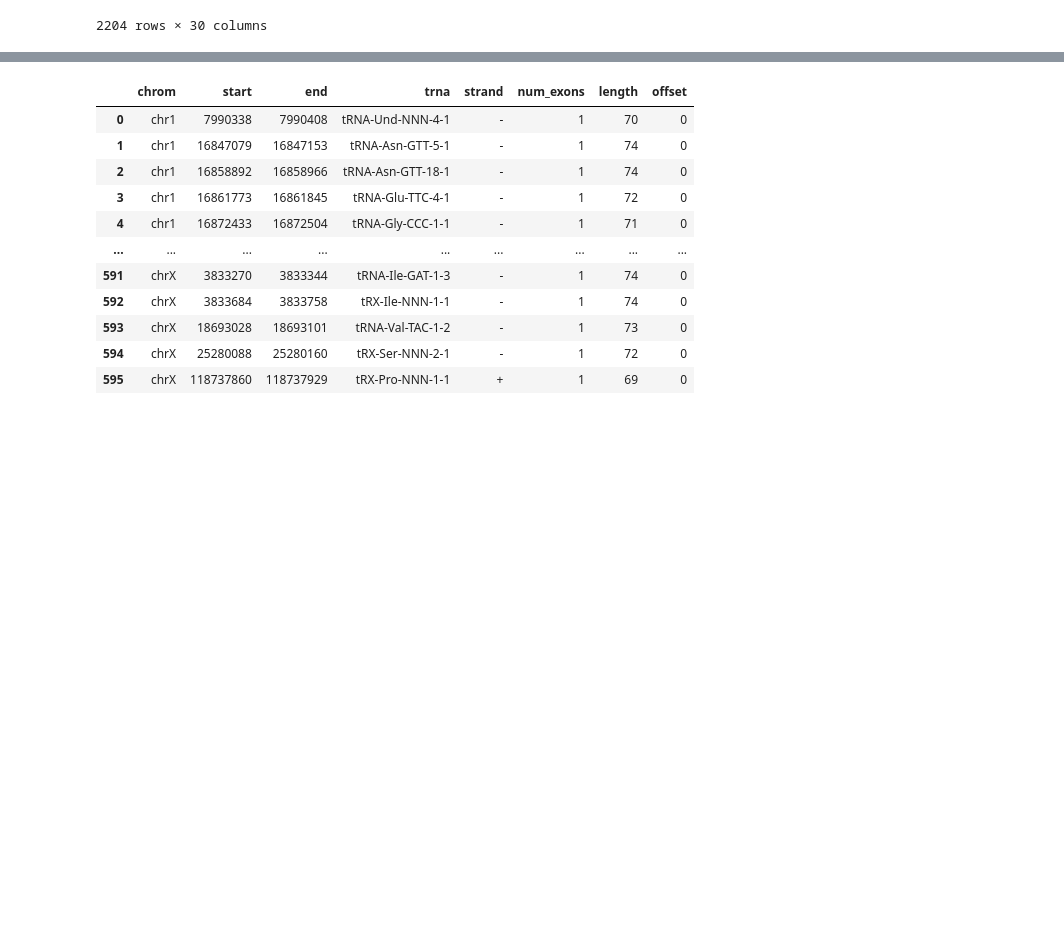
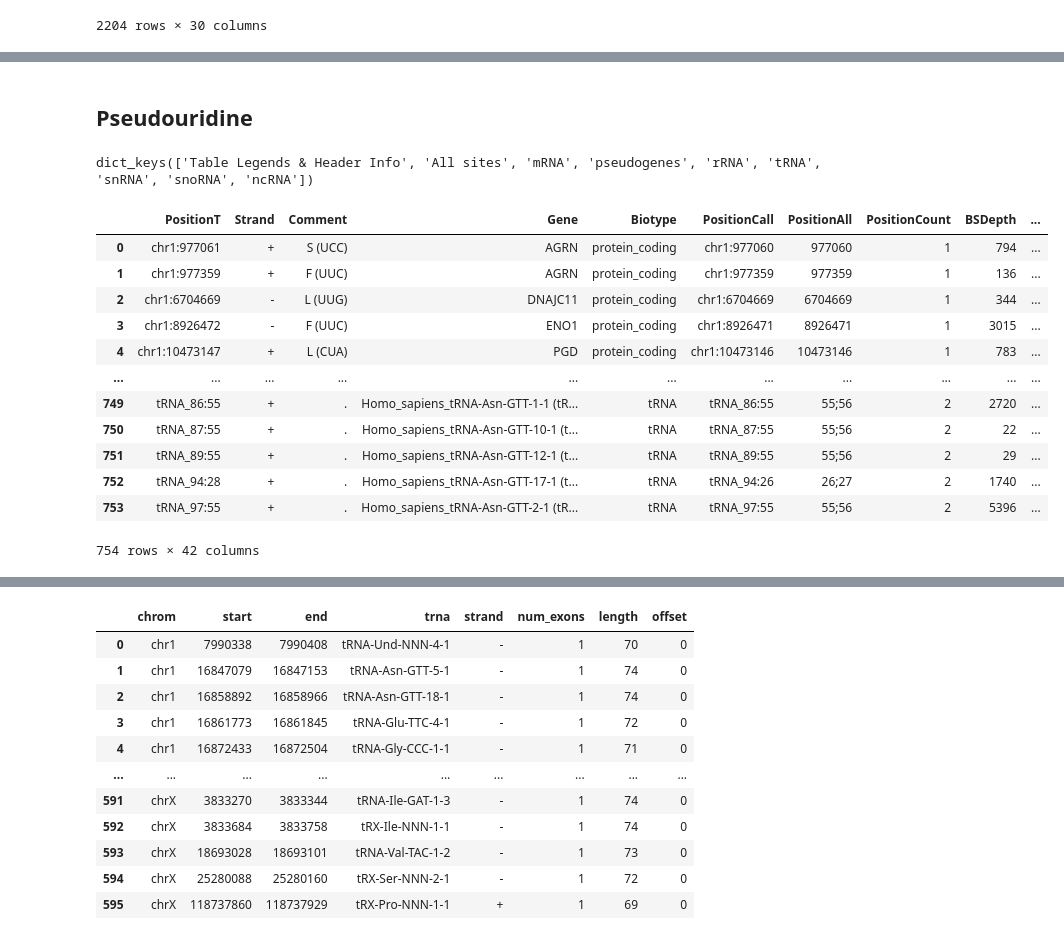
Before and after one commit to anmabu/bedRMod, a Jupyter notebook: tsv2bedRMod/RBS-seq.ipynb, the cells around one changed output, grey strips where cells are left out. Cells and saved outputs as stored; diff of their text form; code cells hidden in the pictures; blank space fills up the shorter version.

```diff
--- a/tsv2bedRMod/RBS-seq.ipynb
+++ b/tsv2bedRMod/RBS-seq.ipynb
@@ -207,0 +206,24 @@ convert_rbs_m5C(df_chrom)
+# %% [markdown]
+## Pseudouridine
+# %%
+keys = parse_excel("/home/annebusch/anne02/euf-data/rbs-seq/GSE90963_Table_S5-PseudoU_candidate_sites.xlsx")
+keys
+# %% [output]
+dict_keys(['Table Legends & Header Info', 'All sites', 'mRNA', 'pseudogenes', 'rRNA', 'tRNA', 'snRNA', 'snoRNA', 'ncRNA'])
+# %%
+df = pd.read_excel("/home/annebusch/anne02/euf-data/rbs-seq/GSE90963_Table_S5-PseudoU_candidate_sites.xlsx", sheet_name='All sites')
+df
+# %% [output]
+|  | PositionT | Strand | Comment | Gene | Biotype | PositionCall | PositionAll | PositionCount | BSDepth | ... |
+| 0 | chr1:977061 | + | S (UCC) | AGRN | protein_coding | chr1:977060 | 977060 | 1 | 794 | ... |
+| 1 | chr1:977359 | + | F (UUC) | AGRN | protein_coding | chr1:977359 | 977359 | 1 | 136 | ... |
+| 2 | chr1:6704669 | - | L (UUG) | DNAJC11 | protein_coding | chr1:6704669 | 6704669 | 1 | 344 | ... |
+| 3 | chr1:8926472 | - | F (UUC) | ENO1 | protein_coding | chr1:8926471 | 8926471 | 1 | 3015 | ... |
+| 4 | chr1:10473147 | + | L (CUA) | PGD | protein_coding | chr1:10473146 | 10473146 | 1 | 783 | ... |
+| ... | ... | ... | ... | ... | ... | ... | ... | ... | ... | ... |
+| 749 | tRNA_86:55 | + | . | Homo_sapiens_tRNA-Asn-GTT-1-1 (tR... | tRNA | tRNA_86:55 | 55;56 | 2 | 2720 | ... |
+| 750 | tRNA_87:55 | + | . | Homo_sapiens_tRNA-Asn-GTT-10-1 (t... | tRNA | tRNA_87:55 | 55;56 | 2 | 22 | ... |
+| 751 | tRNA_89:55 | + | . | Homo_sapiens_tRNA-Asn-GTT-12-1 (t... | tRNA | tRNA_89:55 | 55;56 | 2 | 29 | ... |
+| 752 | tRNA_94:28 | + | . | Homo_sapiens_tRNA-Asn-GTT-17-1 (t... | tRNA | tRNA_94:26 | 26;27 | 2 | 1740 | ... |
+| 753 | tRNA_97:55 | + | . | Homo_sapiens_tRNA-Asn-GTT-2-1 (tR... | tRNA | tRNA_97:55 | 55;56 | 2 | 5396 | ... |
+754 rows × 42 columns
```
Also changed, not shown: parts of 8 cells of this notebook.
